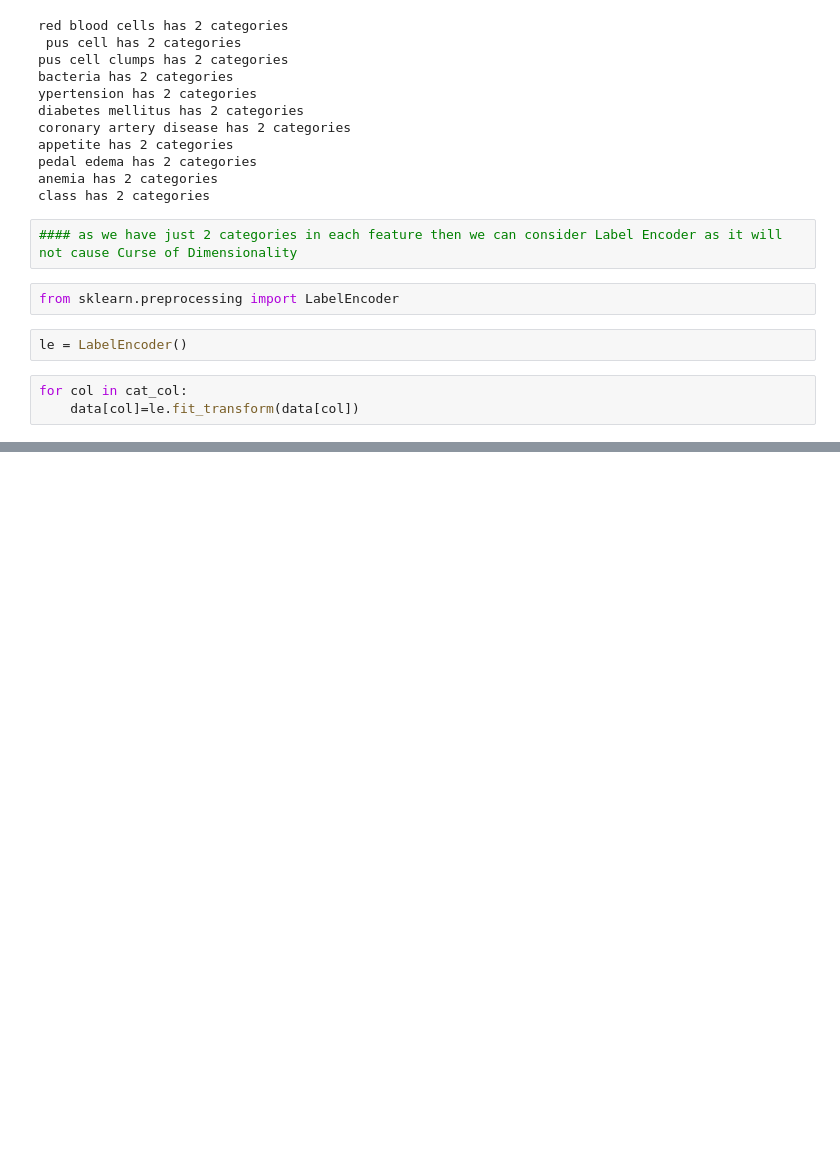
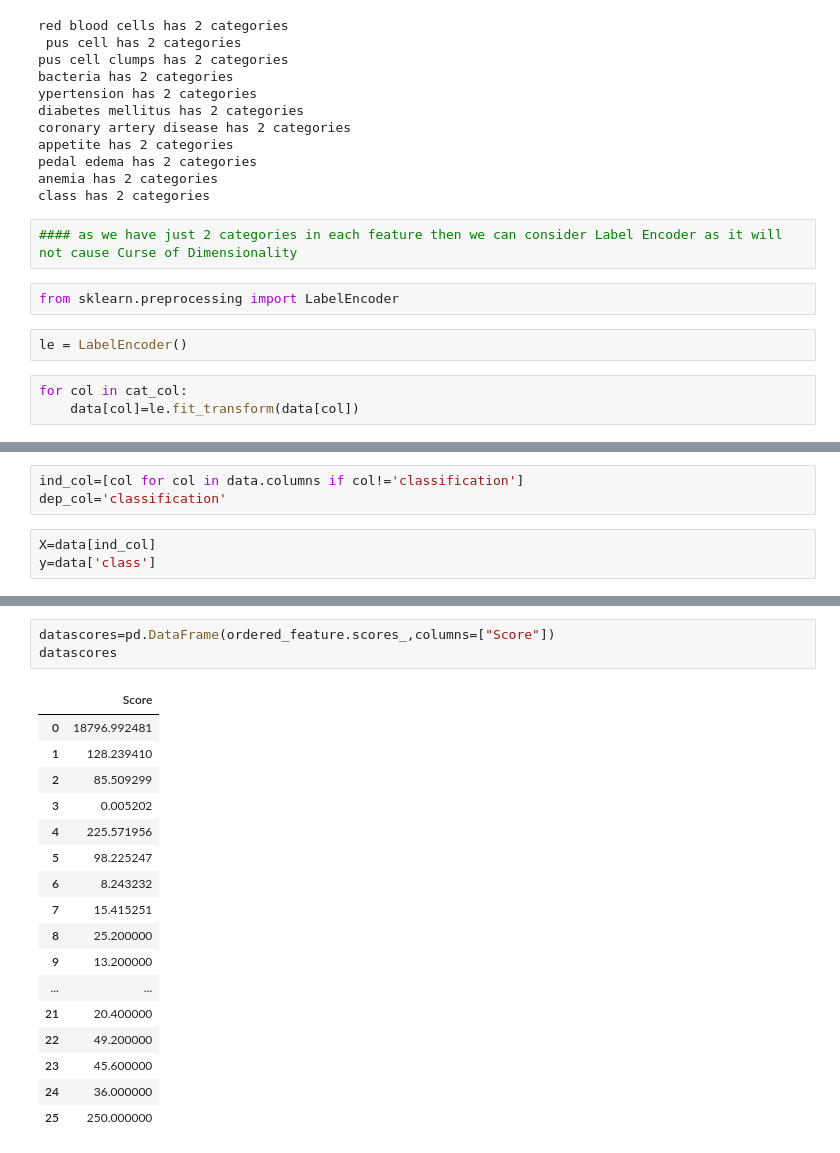
Before and after one commit to Jeevansomavarapu/ML_Project1, a Jupyter notebook: Project1.ipynb, the cells around one changed output, grey strips where cells are left out. Cells and saved outputs as stored; diff of their text form; blank space fills up the shorter version.

```diff
--- a/Project1.ipynb
+++ b/Project1.ipynb
@@ -675,0 +685,6 @@ data.head()
+# %%
+ind_col=[col for col in data.columns if col!='classification']
+dep_col='classification'
+# %%
+X=data[ind_col]
+y=data['class']
@@ -675,0 +710,21 @@ data.head()
+# %%
+datascores=pd.DataFrame(ordered_feature.scores_,columns=["Score"])
+datascores
+# %% [output]
+|  | Score |
+| 0 | 18796.992481 |
+| 1 | 128.239410 |
+| 2 | 85.509299 |
+| 3 | 0.005202 |
+| 4 | 225.571956 |
+| 5 | 98.225247 |
+| 6 | 8.243232 |
+| 7 | 15.415251 |
+| 8 | 25.200000 |
+| 9 | 13.200000 |
+| ... | ... |
+| 21 | 20.400000 |
+| 22 | 49.200000 |
+| 23 | 45.600000 |
+| 24 | 36.000000 |
+| 25 | 250.000000 |
```
Also changed, not shown: parts of 34 cells of this notebook.
